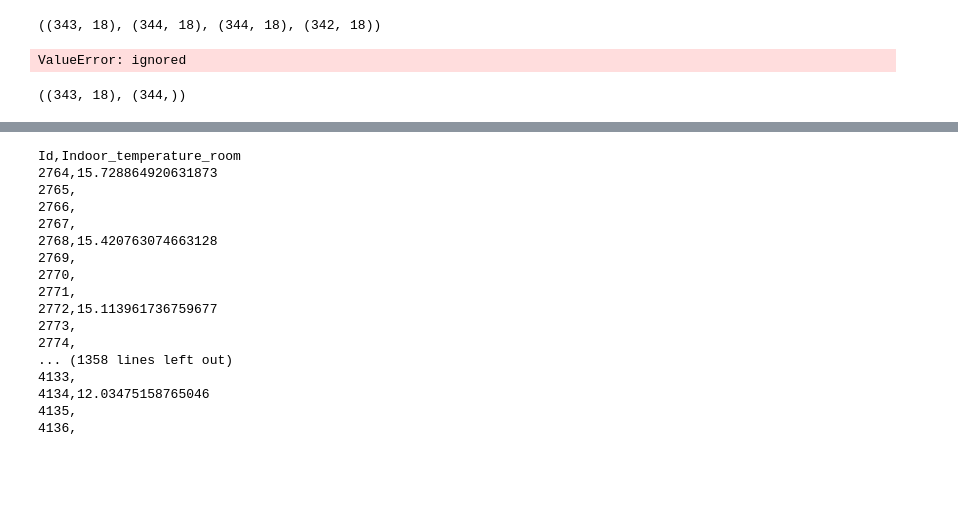
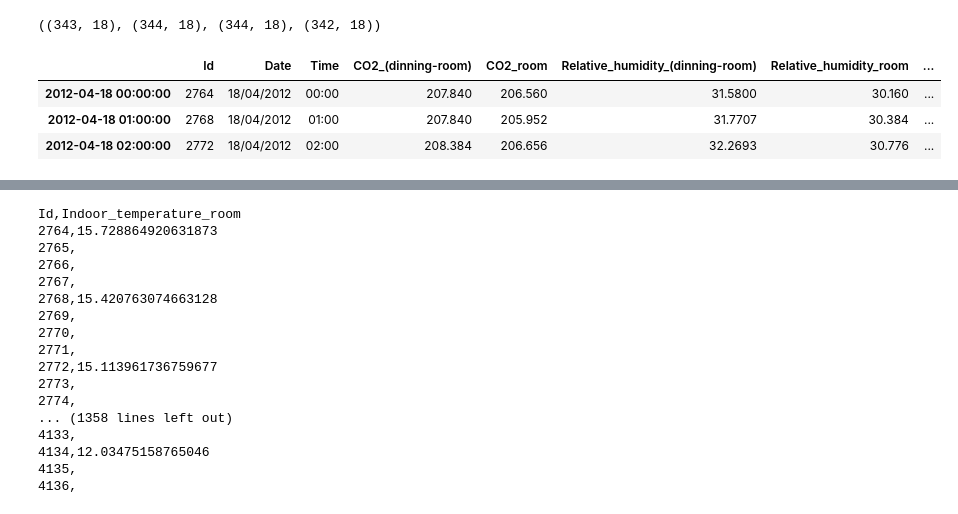
Before and after one commit to HedersonSantos/SmartHome, a Jupyter notebook: seriesTemporais_sarimax_2.ipynb, the cells around one changed output, grey strips where cells are left out. Saved outputs shown, nothing was run; the diff lists cells and outputs as text; code cells hidden in the pictures; blank space fills up the shorter version.

```diff
--- a/seriesTemporais_sarimax_2.ipynb
+++ b/seriesTemporais_sarimax_2.ipynb
@@ -306,13 +307,14 @@ df00.shape, df15.shape, df30.shape, df45.shape
 ((343, 18), (344, 18), (344, 18), (342, 18))
 # %%
 prediction00 = resultado1.predict(start=df00.index.min(), end=df00.index.max(), dynamic=False, typ='levels')
+df00 = pd.merge(df00, prediction00, left_index=True, right_index=True)
 prediction15 = resultado1.predict(start=df15.index.min(), end=df15.index.max(), dynamic=False, typ='levels')
 prediction30 = resultado1.predict(start=df30.index.min(), end=df30.index.max(), dynamic=False, typ='levels')
 prediction45 = resultado1.predict(start=df45.index.min(), end=df45.index.max(), dynamic=False, typ='levels')
-df00['Indoor_temperature_room'] = prediction00.to_numpy().tolist()
-df15['Indoor_temperature_room'] = prediction15.to_numpy().tolist()
-df30['Indoor_temperature_room'] = prediction30.to_numpy().tolist()
-df45['Indoor_temperature_room'] = prediction45.to_numpy().tolist()
+#df00['Indoor_temperature_room'] = prediction00.to_numpy().tolist()
+#df15['Indoor_temperature_room'] = prediction15.to_numpy().tolist()
+#df30['Indoor_temperature_room'] = prediction30.to_numpy().tolist()
+#df45['Indoor_temperature_room'] = prediction45.to_numpy().tolist()
 df_resultado = pd.concat([df00[['Id','Indoor_temperature_room' ]],
                           df15[['Id','Indoor_temperature_room' ]],
                           df30[['Id','Indoor_temperature_room' ]],
@@ -320,9 +322,10 @@ df_resultado = pd.concat([df00[['Id','Indoor_temperature_room' ]],
 df_resultado = df_resultado.sort_values(by='Id')
 df_resultado['Id'] = df_teste['Id'].astype('int')
 df_resultado[['Id', 'Indoor_temperature_room']].to_csv('hederson_submition.csv', index=False)
-# %% [output]
-ValueError: ignored
-# %%
-df00.shape, prediction00.shape
-# %% [output]
-((343, 18), (344,))
+# %%
+dfx.head(3)
+# %% [output]
+|  | Id | Date | Time | CO2_(dinning-room) | CO2_room | Relative_humidity_(dinning-room) | Relative_humidity_room | ... |
+| 2012-04-18 00:00:00 | 2764 | 18/04/2012 | 00:00 | 207.840 | 206.560 | 31.5800 | 30.160 | ... |
+| 2012-04-18 01:00:00 | 2768 | 18/04/2012 | 01:00 | 207.840 | 205.952 | 31.7707 | 30.384 | ... |
+| 2012-04-18 02:00:00 | 2772 | 18/04/2012 | 02:00 | 208.384 | 206.656 | 32.2693 | 30.776 | ... |
```
Also changed, not shown: parts of 6 cells of this notebook.
